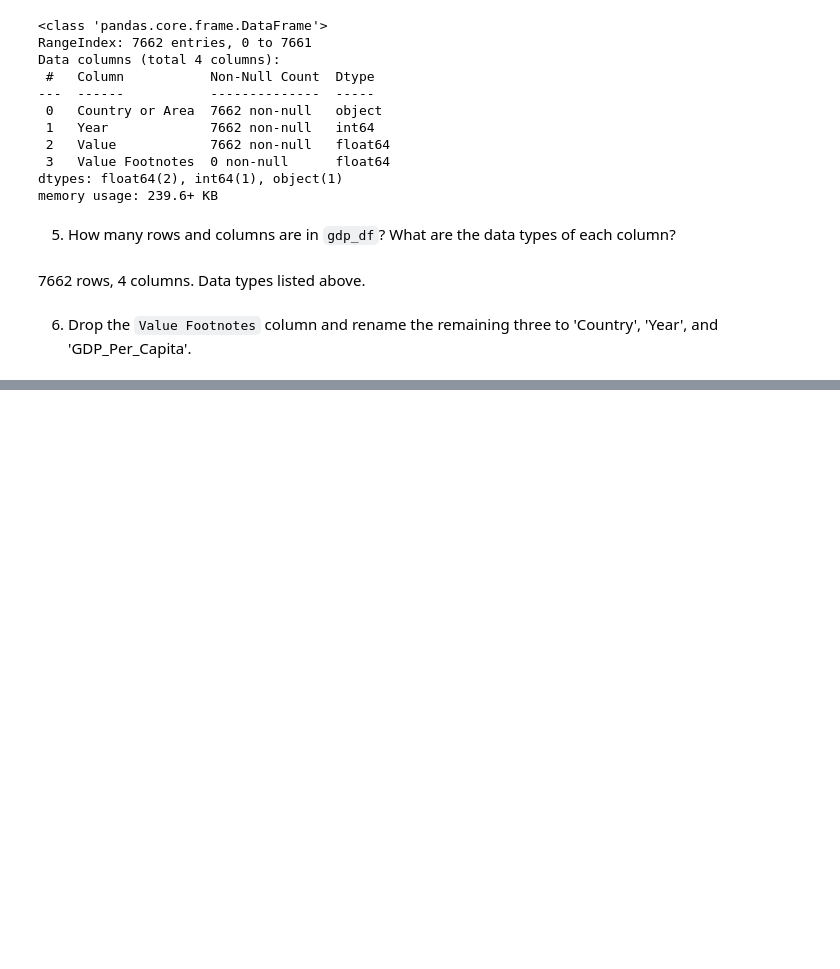
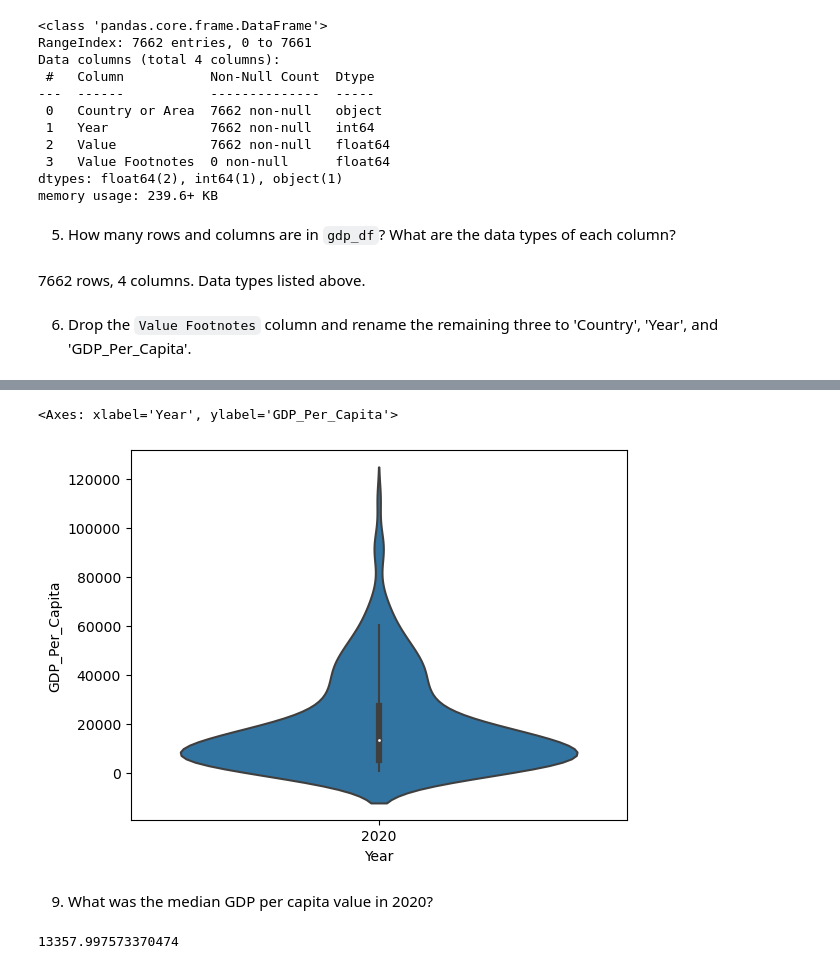
Before and after one commit to NSS-Data-Analytics-Cohort-12/un-python-ericahen, a Jupyter notebook: notebooks/un_project.ipynb, the cells around one changed output, grey strips where cells are left out. Drawn from its saved outputs; the diff is of its cells as text; code cells hidden in the pictures; blank space fills up the shorter version.

```diff
--- a/notebooks/un_project.ipynb
+++ b/notebooks/un_project.ipynb
@@ -45,0 +87,11 @@ memory usage: 239.6+ KB
+# %%
+sns.violinplot(x=gdp_2020["Year"], y=gdp_2020["GDP_Per_Capita"])
+# %% [output]
+<Axes: xlabel='Year', ylabel='GDP_Per_Capita'>
+[figure, added]
+# %% [markdown]
+9. What was the median GDP per capita value in 2020?
+# %%
+gdp_2020["GDP_Per_Capita"].median()
+# %% [output]
+13357.997573370474
```
Also changed, not shown: parts of 22 cells of this notebook.
